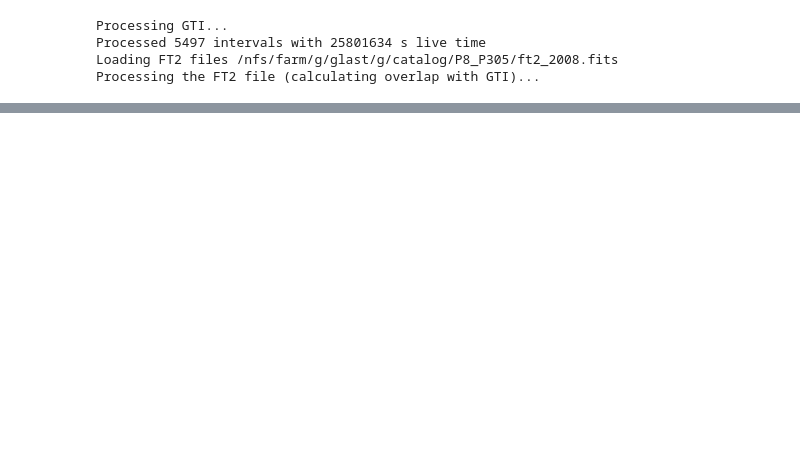
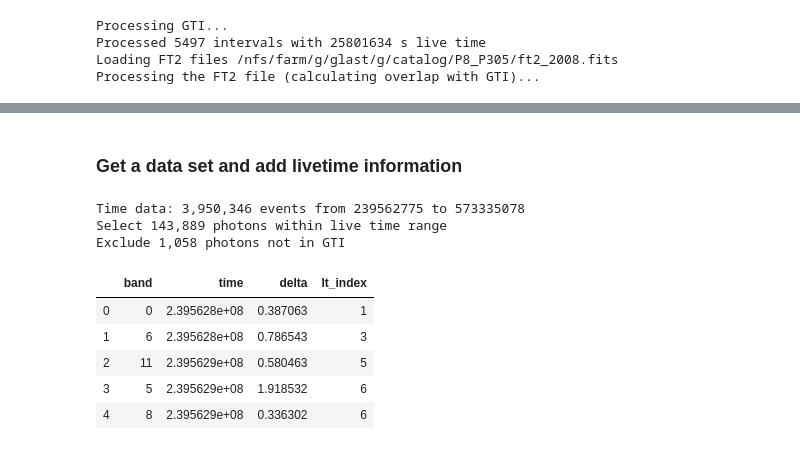
Before and after one commit to tburnett/lat-timing, a Jupyter notebook: notebooks/exposure development.ipynb, the cells around one changed output, grey strips where cells are left out. Cells and saved outputs as stored; diff of their text form; code cells hidden in the pictures; blank space fills up the shorter version.

```diff
--- a/notebooks/exposure development.ipynb
+++ b/notebooks/exposure development.ipynb
@@ -90,0 +48,33 @@ ipdb>  self.__dict__
+# %% [markdown]
+### Get a data set and add livetime information
+# %%
+dfall = pd.read_pickle('../data/vela.pkl')
+times = dfall.time.values
+tstart=edf.tstart.values
+tstop =edf.tstop.values
+print(f'Time data: {len(times):,} events from {times[0]:.0f} to {times[-1]:.0f}')
+# find range comvered by current GTI and make subset DataFrame
+imin,imax = np.searchsorted(times, [tstart[0],tstop[-1]]);
+df = dfall.iloc[imin:imax].copy(); len(df)
+print(f'Select {len(df):,} photons within live time range')
+
+# get associated live time index for each photon
+lt_index = np.searchsorted(tstop, df.time) # before which stop
+df.loc[:,'lt_index']=lt_index
+# make sure past start
+tdiff = df.time - tstart[df.lt_index]
+in_gti = tdiff.values>=0
+
+print(f'... but exclude {sum(~in_gti):,} photons not in GTI')
+df=df[in_gti]
+df.head()
+# %% [output]
+Time data: 3,950,346 events from 239562775 to 573335078
+Select 143,889 photons within live time range
+Exclude 1,058 photons not in GTI
+|  | band | time | delta | lt_index |
+| 0 | 0 | 2.395628e+08 | 0.387063 | 1 |
+| 1 | 6 | 2.395628e+08 | 0.786543 | 3 |
+| 2 | 11 | 2.395629e+08 | 0.580463 | 5 |
+| 3 | 5 | 2.395629e+08 | 1.918532 | 6 |
+| 4 | 8 | 2.395629e+08 | 0.336302 | 6 |
```
Also changed, not shown: parts of 17 cells of this notebook, 3 other files.
